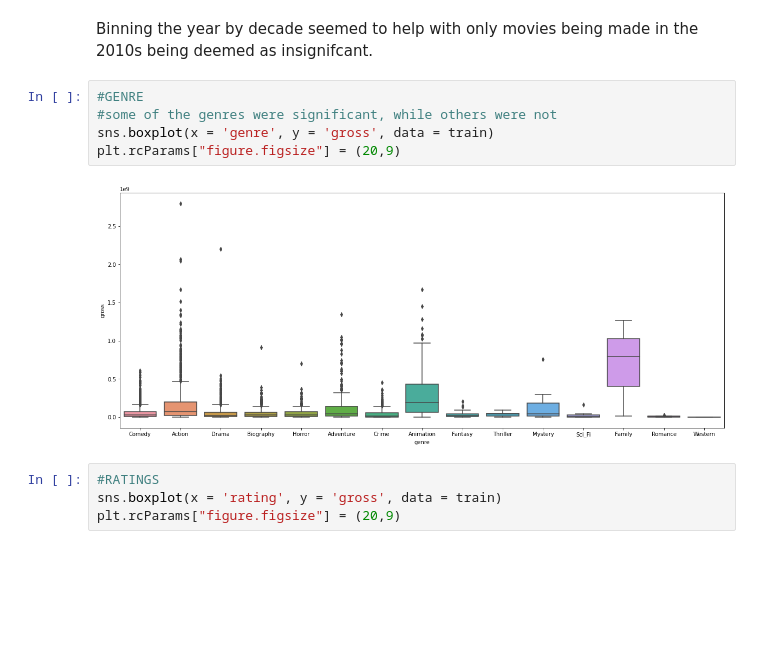
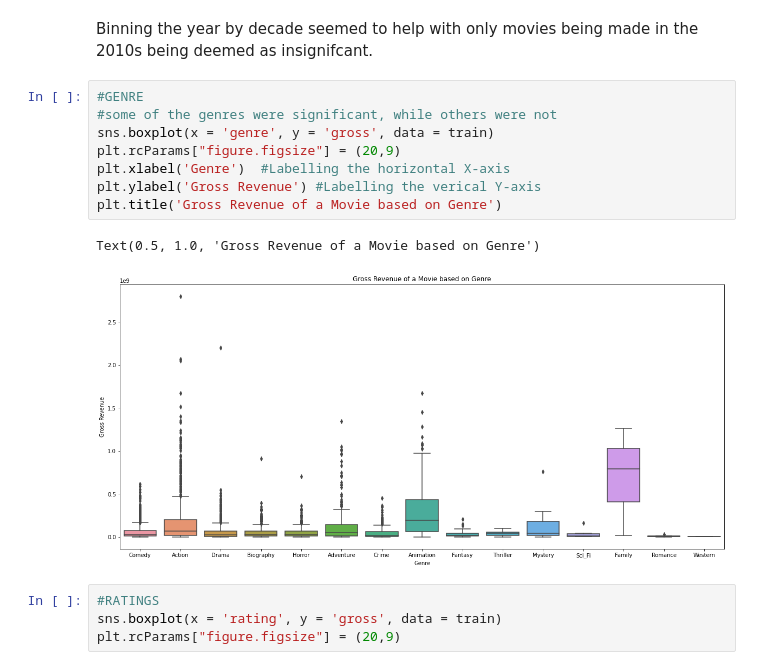
Before and after one commit to isabelgabrielaknight/final-project-303-2, a Jupyter notebook: variable_selection_all_movies-Copy1.ipynb, the cells around one changed output. Drawn from its saved outputs; the diff is of its cells as text; blank space fills up the shorter version.

```diff
--- a/variable_selection_all_movies-Copy1.ipynb
+++ b/variable_selection_all_movies-Copy1.ipynb
@@ -197,10 +197,14 @@ Binning the year by decade seemed to help with only movies being made in the 201
 # %%
 #GENRE
 #some of the genres were significant, while others were not
 sns.boxplot(x = 'genre', y = 'gross', data = train)
 plt.rcParams["figure.figsize"] = (20,9)
+plt.xlabel('Genre')  #Labelling the horizontal X-axis
+plt.ylabel('Gross Revenue') #Labelling the verical Y-axis
+plt.title('Gross Revenue of a Movie based on Genre')
 # %% [output]
+Text(0.5, 1.0, 'Gross Revenue of a Movie based on Genre')
-[figure, old version]
+[figure, new version]
 # %%
 #RATINGS
 sns.boxplot(x = 'rating', y = 'gross', data = train)
```
Also changed, not shown: parts of 1 cell of this notebook, 1 other file.
